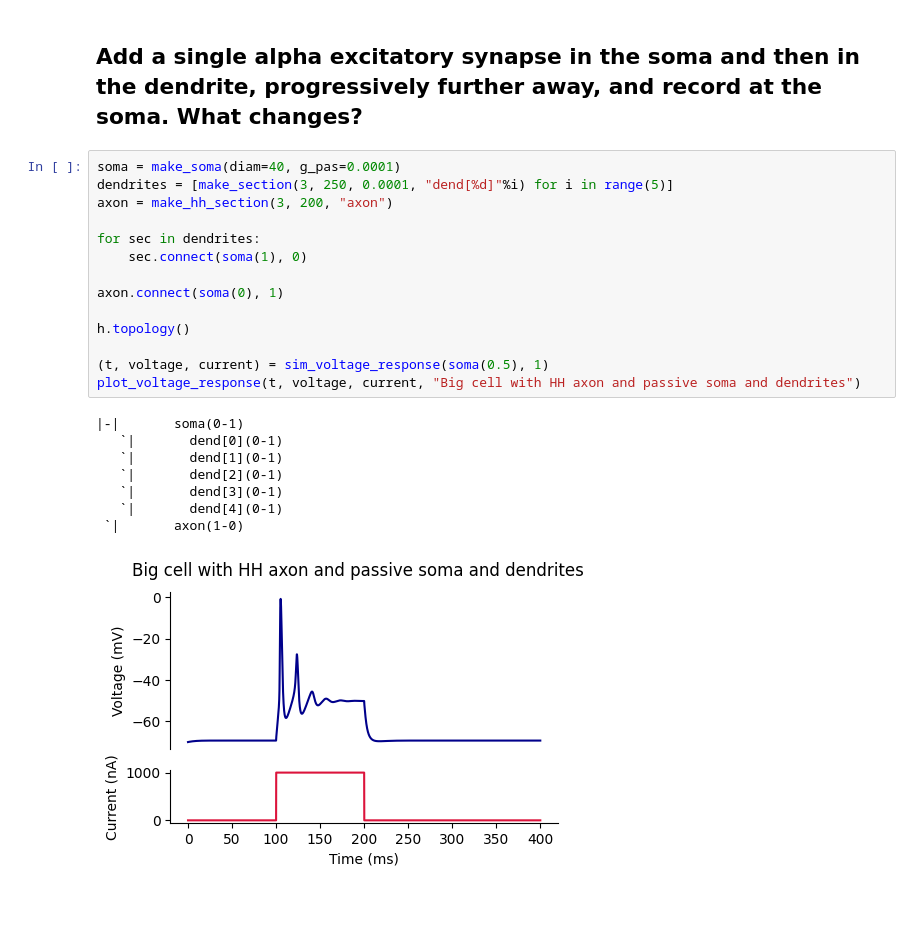
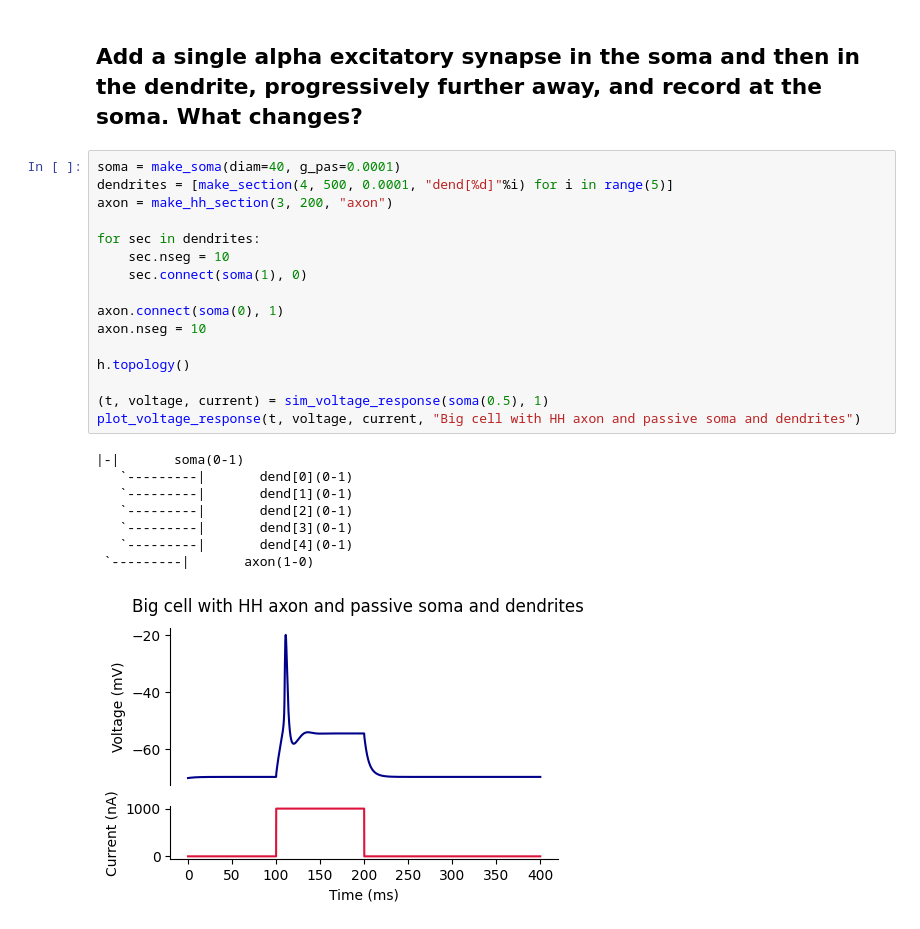
Before and after one commit to mkollo/NEURON_DEMO, a Jupyter notebook: NEURON_demo.ipynb, the cells around one changed output. Drawn from its saved outputs; the diff is of its cells as text.

```diff
--- a/NEURON_demo.ipynb
+++ b/NEURON_demo.ipynb
@@ -502,24 +503,26 @@ plt.show()
 <h2>Add a single alpha excitatory synapse in the soma and then in the dendrite, progressively further away, and record at the soma. What changes?</h2>
 # %%
 soma = make_soma(diam=40, g_pas=0.0001)
-dendrites = [make_section(3, 250, 0.0001, "dend[%d]"%i) for i in range(5)]
+dendrites = [make_section(4, 500, 0.0001, "dend[%d]"%i) for i in range(5)]
 axon = make_hh_section(3, 200, "axon")
 
 for sec in dendrites:
+    sec.nseg = 10
     sec.connect(soma(1), 0)
 
 axon.connect(soma(0), 1)
+axon.nseg = 10
 
 h.topology()
 
 (t, voltage, current) = sim_voltage_response(soma(0.5), 1)
 plot_voltage_response(t, voltage, current, "Big cell with HH axon and passive soma and dendrites")
 # %% [output]
 |-|       soma(0-1)
-   `|       dend[0](0-1)
-   `|       dend[1](0-1)
-   `|       dend[2](0-1)
-   `|       dend[3](0-1)
-   `|       dend[4](0-1)
- `|       axon(1-0)
+   `---------|       dend[0](0-1)
+   `---------|       dend[1](0-1)
+   `---------|       dend[2](0-1)
+   `---------|       dend[3](0-1)
+   `---------|       dend[4](0-1)
+ `---------|       axon(1-0)
-[figure, old version]
+[figure, new version]
```
Also changed, not shown: parts of 20 cells of this notebook.
